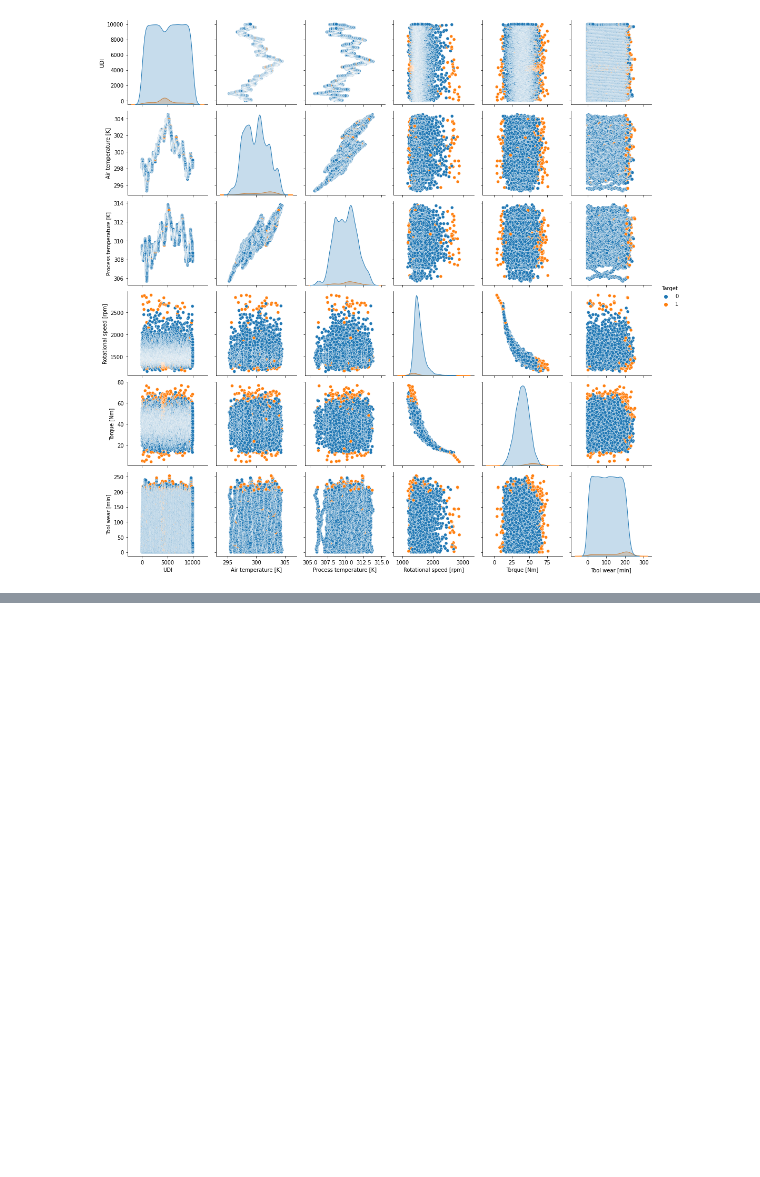
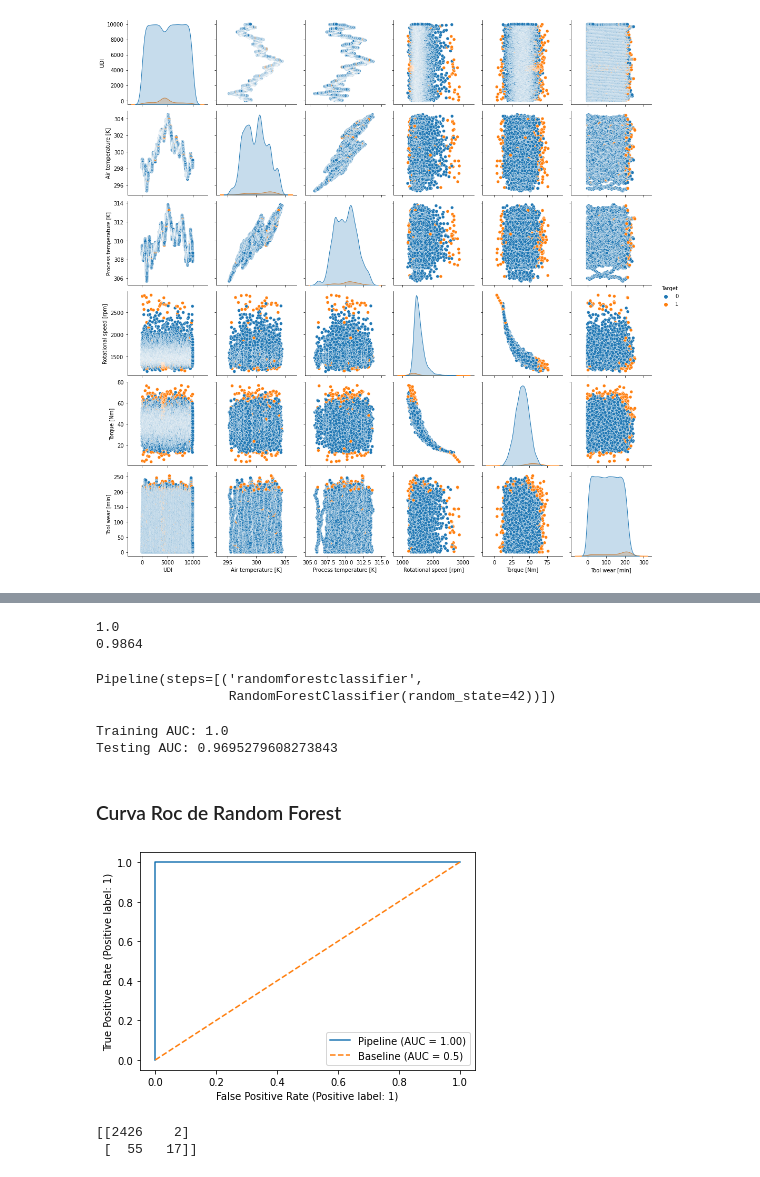
Before and after one commit to jhonnydss/Project_Maintenance, a Jupyter notebook: Proyecto 2, Mantenimiento.ipynb, the cells around one changed output, grey strips where cells are left out. Cells and saved outputs as stored; diff of their text form; code cells hidden in the pictures; blank space fills up the shorter version.

```diff
--- a/Proyecto 2, Mantenimiento.ipynb
+++ b/Proyecto 2, Mantenimiento.ipynb
@@ -269,0 +411,4 @@ sns.countplot(data = df[df['Target'] == 1], x = "Failure Type")
+# %%
+# transform train and test
+X_train = preprocessor.transform(X_train)
+X_test = preprocessor.transform(X_test)
@@ -269,0 +474,2 @@ sns.countplot(data = df[df['Target'] == 1], x = "Failure Type")
+# %%
+rf = RandomForestClassifier(random_state = 42)
@@ -269,0 +500,6 @@ sns.countplot(data = df[df['Target'] == 1], x = "Failure Type")
+# %%
+rf.fit(X_train, y_train)
+predictions = rf.predict(X_test)
+predictions=predictions.round(0)
+predictions=predictions.astype(int)
+print(classification_report(y_test,predictions))
@@ -269,0 +515,38 @@ sns.countplot(data = df[df['Target'] == 1], x = "Failure Type")
+# %%
+rf_train_score = rf.score(X_train, y_train)
+rf_test_score = rf.score(X_test, y_test)
+print(rf_train_score)
+print(rf_test_score)
+# %% [output]
+1.0
+0.9864
+# %%
+logreg_pipe = make_pipeline(rf)
+# Training the model on the data, storing the information learned from the data
+# Model is learning the relationship between X and y
+logreg_pipe.fit(X_train, y_train)
+# %% [output]
+Pipeline(steps=[('randomforestclassifier',
+                 RandomForestClassifier(random_state=42))])
+# %%
+# Calculate AUC for both training and testing sets
+
+print(f'Training AUC: {roc_auc_score(y_train, logreg_pipe.predict_proba(X_train)[:,1])}')
+print(f'Testing AUC: {roc_auc_score(y_test, logreg_pipe.predict_proba(X_test)[:,1])}')
+# %% [output]
+Training AUC: 1.0
+Testing AUC: 0.9695279608273843
+# %% [markdown]
+### Curva Roc de Random Forest
+# %%
+# Visualize the ROC curve
+RocCurveDisplay.from_estimator(logreg_pipe, X_train, y_train)
+plt.plot([0, 1], [0, 1], ls = '--', label = 'Baseline (AUC = 0.5)')
+plt.legend();
+# %% [output]
+[figure, added]
+# %%
+print(confusion_matrix(y_test,predictions))
+# %% [output]
+[[2426    2]
+ [  55   17]]
```
Also changed, not shown: parts of 49 cells of this notebook.
